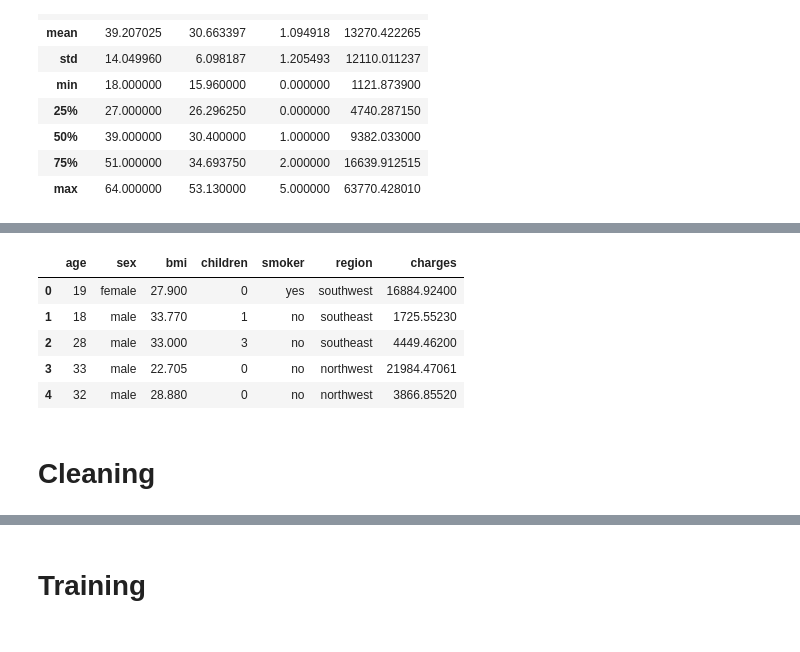
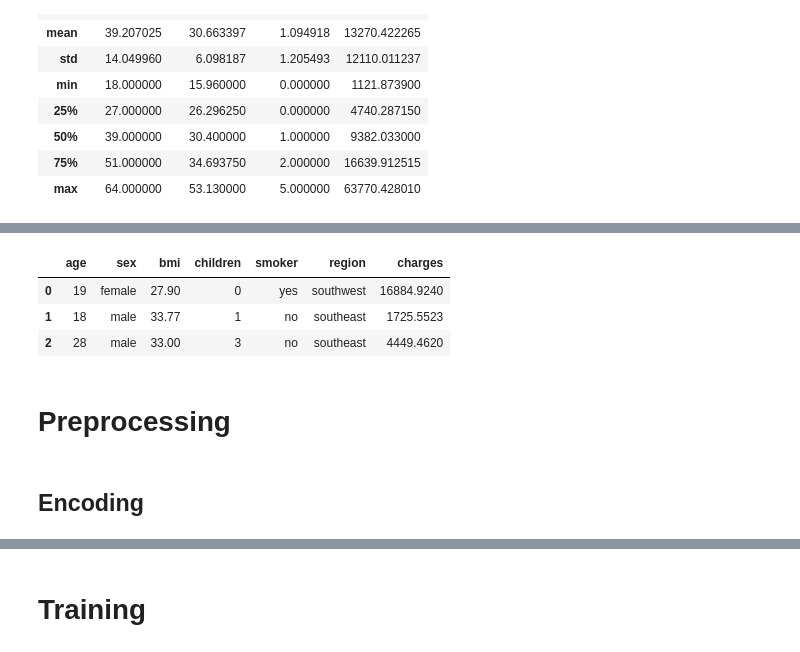
Before and after one commit to Iteba/Data-Science-Practice, a Jupyter notebook: Insurance_Linear_Regression_Practice/Insurance_Linear_Regression_Practice.ipynb, the cells around one changed output, grey strips where cells are left out. Drawn from its saved outputs; the diff is of its cells as text; code cells hidden in the pictures.

Commit message:
Reworked the preprocessing section

```diff
--- a/Insurance_Linear_Regression_Practice/Insurance_Linear_Regression_Practice.ipynb
+++ b/Insurance_Linear_Regression_Practice/Insurance_Linear_Regression_Practice.ipynb
@@ -11,3 +9,6 @@ df = pd.read_csv('insurance.csv')
+# %%
+url = 'https://raw.githubusercontent.com/Iteba/Data-Science-Practice/refs/heads/main/Insurance_Linear_Regression_Practice/insurance.csv'
+df = pd.read_csv(url)
 # %% [markdown]
 # Exploration
 # %%
@@ -42,11 +55,11 @@ df.describe()
 # %%
-df.head(5)
+df.head(3)
 # %% [output]
 |  | age | sex | bmi | children | smoker | region | charges |
-| 0 | 19 | female | 27.900 | 0 | yes | southwest | 16884.92400 |
-| 1 | 18 | male | 33.770 | 1 | no | southeast | 1725.55230 |
-| 2 | 28 | male | 33.000 | 3 | no | southeast | 4449.46200 |
-| 3 | 33 | male | 22.705 | 0 | no | northwest | 21984.47061 |
-| 4 | 32 | male | 28.880 | 0 | no | northwest | 3866.85520 |
+| 0 | 19 | female | 27.90 | 0 | yes | southwest | 16884.9240 |
+| 1 | 18 | male | 33.77 | 1 | no | southeast | 1725.5523 |
+| 2 | 28 | male | 33.00 | 3 | no | southeast | 4449.4620 |
 # %% [markdown]
-# Cleaning
+# Preprocessing
+# %% [markdown]
+## Encoding
```
Also changed, not shown: parts of 26 cells of this notebook.
